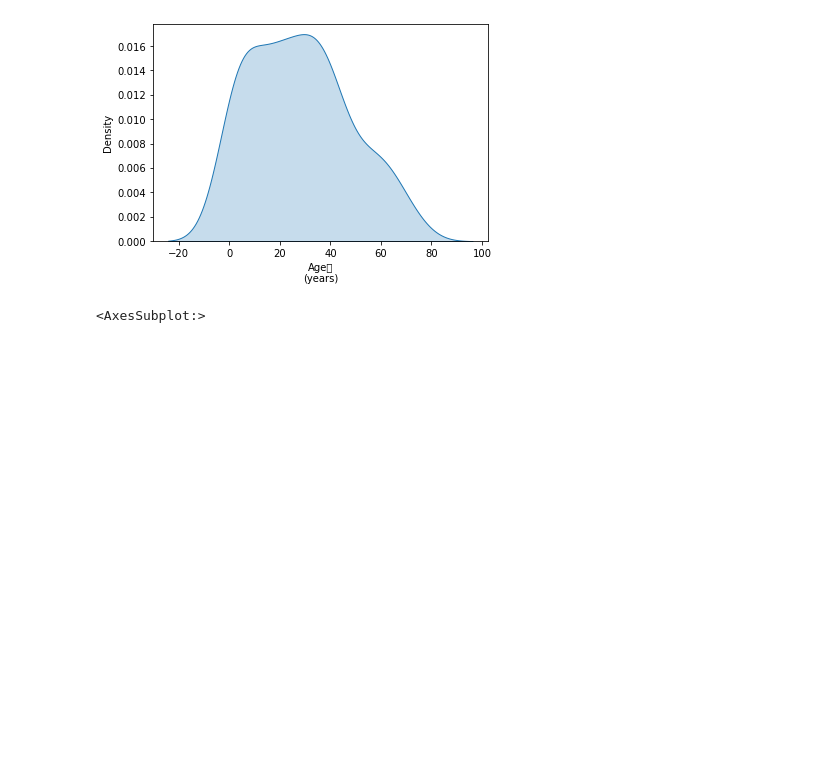
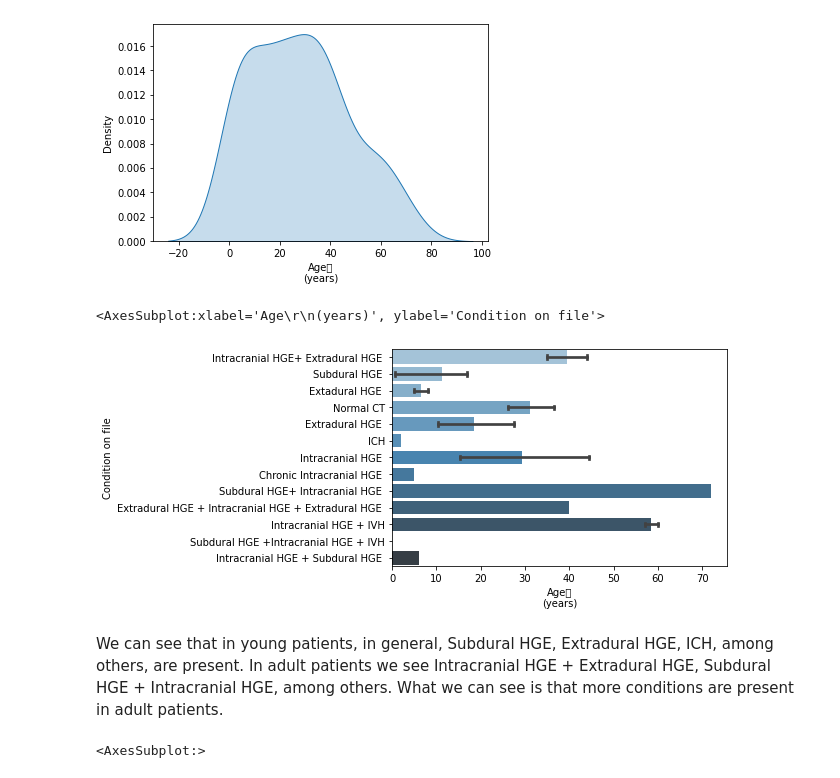
Before and after one commit to DanOren/ITC_Final_project, a Jupyter notebook: EDA.ipynb, the cells around one changed output. Drawn from its saved outputs; the diff is of its cells as text; code cells hidden in the pictures; blank space fills up the shorter version.

```diff
--- a/EDA.ipynb
+++ b/EDA.ipynb
@@ -250,6 +250,13 @@ Note                     81                     98.78 %
 sns.kdeplot(data=df_patient, x="Age\r\n(years)", shade=True);
 # %% [output]
 [figure]
+# %%
+sns.barplot(y="Condition on file", x="Age\r\n(years)", data=df_patient, capsize=.2, palette="Blues_d", orient='h')
+# %% [output]
+<AxesSubplot:xlabel='Age\r\n(years)', ylabel='Condition on file'>
+[figure, added]
+# %% [markdown]
+We can see that in young patients, in general, Subdural HGE, Extradural HGE, ICH, among others, are present. In adult patients we see Intracranial HGE + Extradural HGE, Subdural HGE + Intracranial HGE, among others. What we can see is that more conditions are present in adult patients.
 # %%
 sns.heatmap(df_patient.drop("Patient Number",axis=1).fillna(0).corr(), annot=True)
 # %% [output]
```
Also changed, not shown: parts of 2 cells of this notebook.
